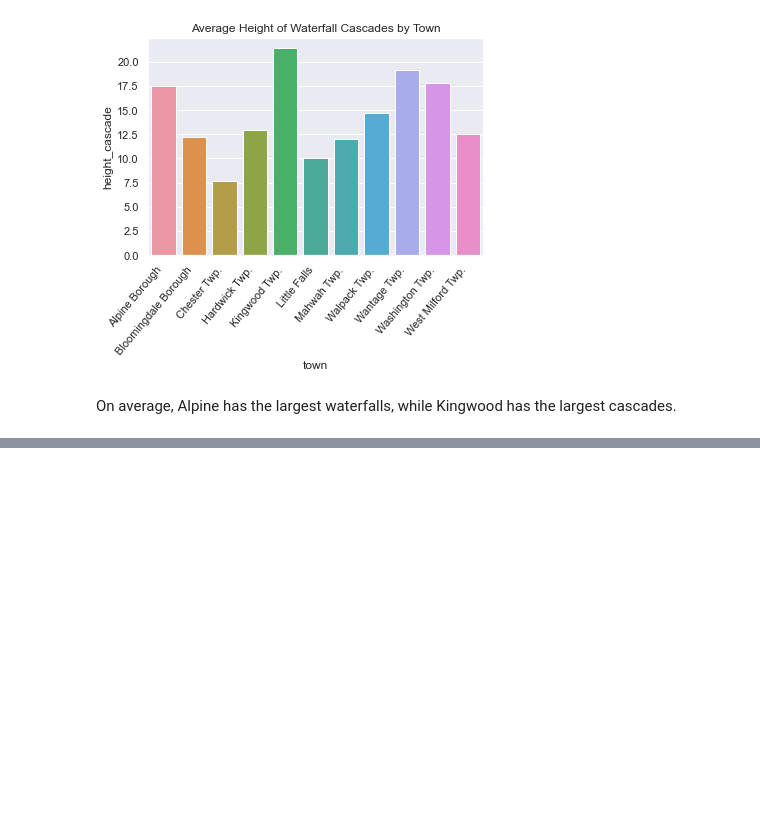
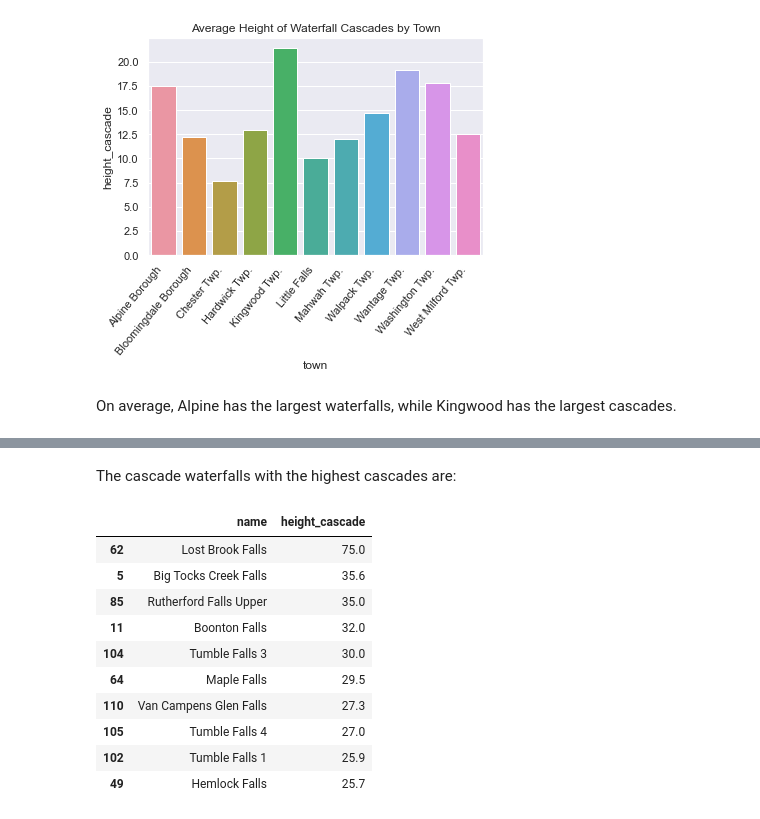
Before and after one commit to elizt0111/Project-Final, a Jupyter notebook: ProjFinal.ipynb, the cells around one changed output, grey strips where cells are left out. Drawn from its saved outputs; the diff is of its cells as text; code cells hidden in the pictures; blank space fills up the shorter version.

```diff
--- a/ProjFinal.ipynb
+++ b/ProjFinal.ipynb
@@ -330,0 +348,16 @@ On average, Alpine has the largest waterfalls, while Kingwood has the largest ca
+# %% [markdown]
+The cascade waterfalls with the highest cascades are:
+# %%
+casc[['name', 'height_cascade']]
+# %% [output]
+|  | name | height_cascade |
+| 62 | Lost Brook Falls | 75.0 |
+| 5 | Big Tocks Creek Falls | 35.6 |
+| 85 | Rutherford Falls Upper | 35.0 |
+| 11 | Boonton Falls | 32.0 |
+| 104 | Tumble Falls 3 | 30.0 |
+| 64 | Maple Falls | 29.5 |
+| 110 | Van Campens Glen Falls | 27.3 |
+| 105 | Tumble Falls 4 | 27.0 |
+| 102 | Tumble Falls 1 | 25.9 |
+| 49 | Hemlock Falls | 25.7 |
```
Also changed, not shown: parts of 16 cells of this notebook.
